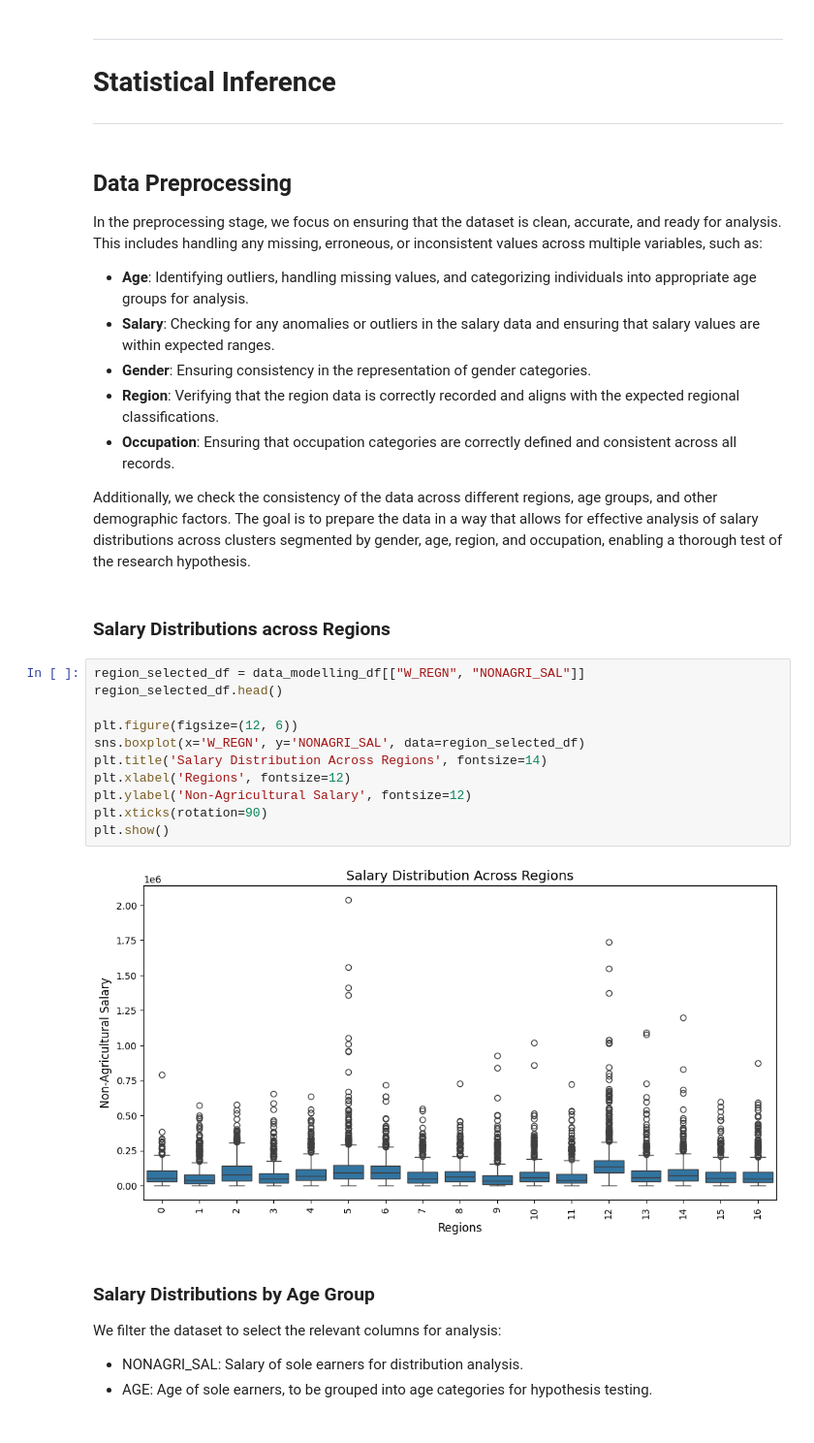
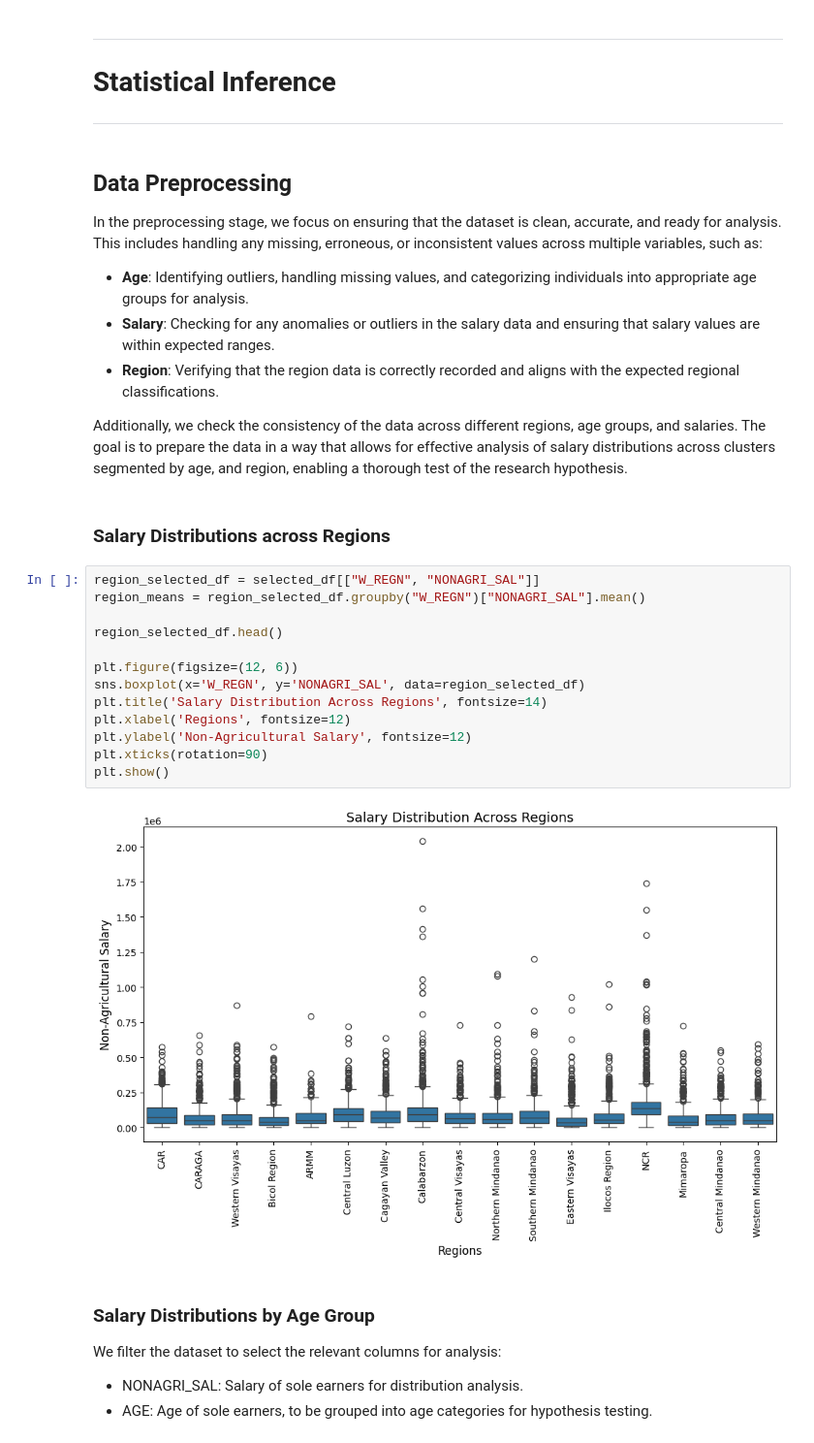
Before and after one commit to chiwasushuba/CSMODEL-Project, a Jupyter notebook: [Phase 2].ipynb, the cells around one changed output. Shown at 97% size. Drawn from its saved outputs; the diff is of its cells as text.

```diff
--- a/[Phase 2].ipynb
+++ b/[Phase 2].ipynb
@@ -1348,26 +1342,26 @@ In the preprocessing stage, we focus on ensuring that the dataset is clean, accu
 
 - **Age**: Identifying outliers, handling missing values, and categorizing individuals into appropriate age groups for analysis.
 - **Salary**: Checking for any anomalies or outliers in the salary data and ensuring that salary values are within expected ranges.
-- **Gender**: Ensuring consistency in the representation of gender categories.
 - **Region**: Verifying that the region data is correctly recorded and aligns with the expected regional classifications.
-- **Occupation**: Ensuring that occupation categories are correctly defined and consistent across all records.
 
-Additionally, we check the consistency of the data across different regions, age groups, and other demographic factors. The goal is to prepare the data in a way that allows for effective analysis of salary distributions across clusters segmented by gender, age, region, and occupation, enabling a thorough test of the research hypothesis.
+Additionally, we check the consistency of the data across different regions, age groups, and salaries. The goal is to prepare the data in a way that allows for effective analysis of salary distributions across clusters segmented by age, and region, enabling a thorough test of the research hypothesis.
 # %% [markdown]
 ### Salary Distributions across Regions
 # %%
-region_selected_df = data_modelling_df[["W_REGN", "NONAGRI_SAL"]]
+region_selected_df = selected_df[["W_REGN", "NONAGRI_SAL"]]
+region_means = region_selected_df.groupby("W_REGN")["NONAGRI_SAL"].mean()
+
 region_selected_df.head()
 
 plt.figure(figsize=(12, 6))
 sns.boxplot(x='W_REGN', y='NONAGRI_SAL', data=region_selected_df)
 plt.title('Salary Distribution Across Regions', fontsize=14)
 plt.xlabel('Regions', fontsize=12)
 plt.ylabel('Non-Agricultural Salary', fontsize=12)
 plt.xticks(rotation=90)
 plt.show()
 # %% [output]
-[figure, old version]
+[figure, new version]
 # %% [markdown]
 ### Salary Distributions by Age Group
 We filter the dataset to select the relevant columns for analysis:
```
Also changed, not shown: parts of 24 cells of this notebook.
